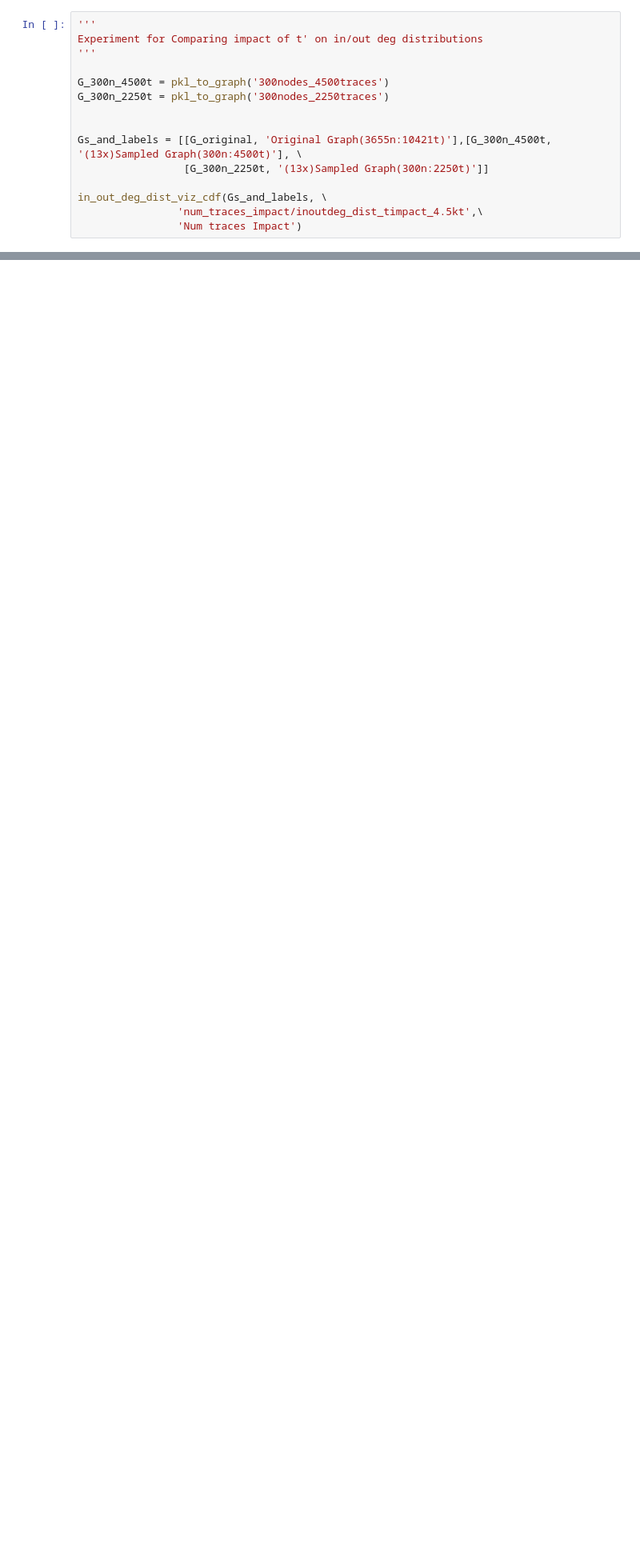
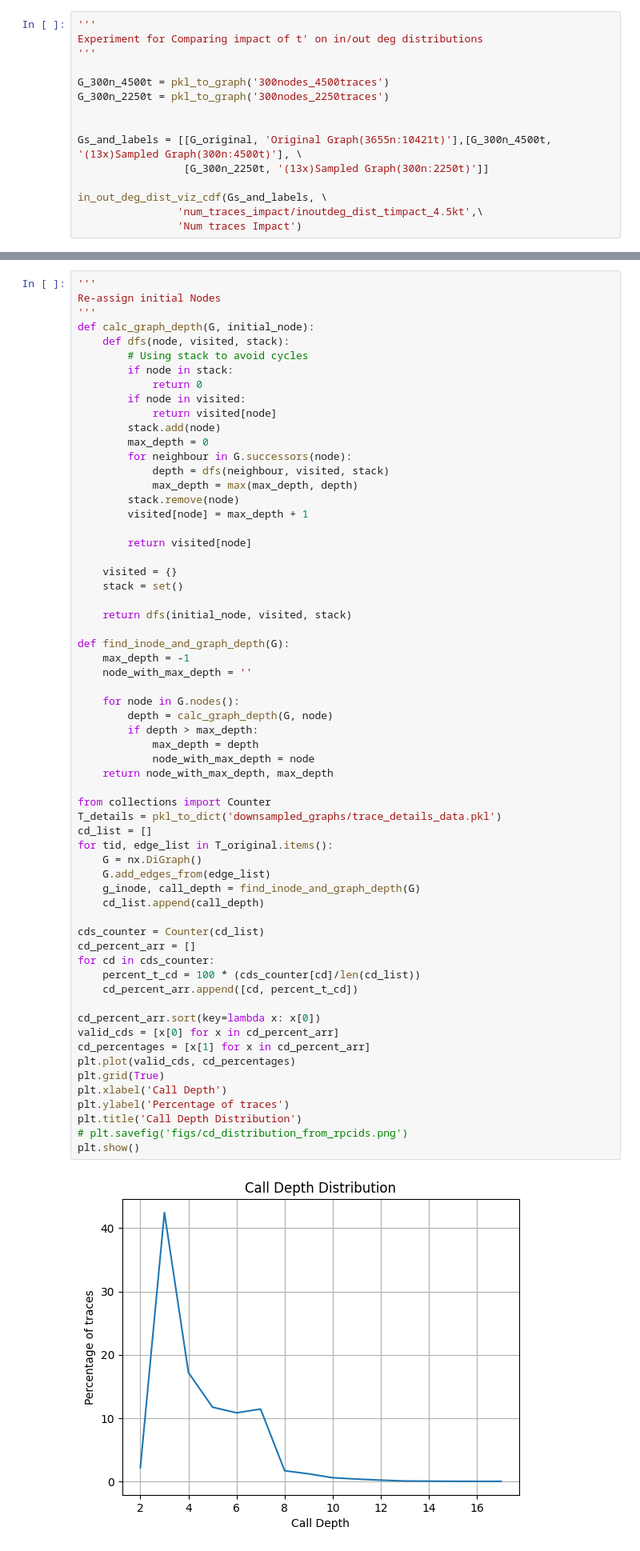
Before and after one commit to ritulS/TraceProc, a Jupyter notebook: graph_evaluation.ipynb, the cells around one changed output, grey strips where cells are left out. Shown at 80% size. Cells and saved outputs as stored; diff of their text form; blank space fills up the shorter version.

```diff
--- a/graph_evaluation.ipynb
+++ b/graph_evaluation.ipynb
@@ -483,0 +478,64 @@ Args: G_eval_info= [[indeg_dist, outdeg_dist, call_depth_dist,
+# %%
+'''
+Re-assign initial Nodes
+'''
+def calc_graph_depth(G, initial_node):
+    def dfs(node, visited, stack):
+        # Using stack to avoid cycles
+        if node in stack:
+            return 0
+        if node in visited:
+            return visited[node]
+        stack.add(node)
+        max_depth = 0
+        for neighbour in G.successors(node):
+            depth = dfs(neighbour, visited, stack)
+            max_depth = max(max_depth, depth)
+        stack.remove(node)
+        visited[node] = max_depth + 1
+
+        return visited[node]
+
+    visited = {}
+    stack = set()
+
+    return dfs(initial_node, visited, stack)
+
+def find_inode_and_graph_depth(G):
+    max_depth = -1
+    node_with_max_depth = ''
+
+    for node in G.nodes():
+        depth = calc_graph_depth(G, node)
+        if depth > max_depth:
+            max_depth = depth
+            node_with_max_depth = node
+    return node_with_max_depth, max_depth
+
+from collections import Counter
+T_details = pkl_to_dict('downsampled_graphs/trace_details_data.pkl')
+cd_list = []
+for tid, edge_list in T_original.items():
+    G = nx.DiGraph()
+    G.add_edges_from(edge_list)
+    g_inode, call_depth = find_inode_and_graph_depth(G)
+    cd_list.append(call_depth)
+
+cds_counter = Counter(cd_list)
+cd_percent_arr = []
+for cd in cds_counter:
+    percent_t_cd = 100 * (cds_counter[cd]/len(cd_list))
+    cd_percent_arr.append([cd, percent_t_cd])
+
+cd_percent_arr.sort(key=lambda x: x[0])
+valid_cds = [x[0] for x in cd_percent_arr]
+cd_percentages = [x[1] for x in cd_percent_arr]
+plt.plot(valid_cds, cd_percentages)
+plt.grid(True)
+plt.xlabel('Call Depth')
+plt.ylabel('Percentage of traces')
+plt.title('Call Depth Distribution')
+# plt.savefig('figs/cd_distribution_from_rpcids.png')
+plt.show()
+# %% [output]
+[figure, added]
```
Also changed, not shown: parts of 3 cells of this notebook, 1 other file.
